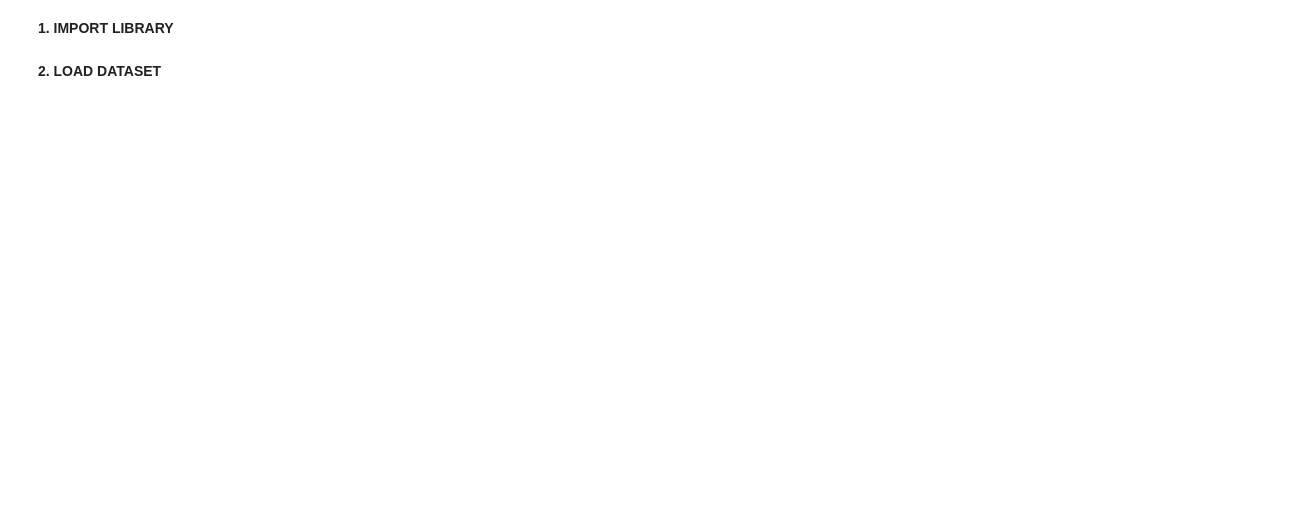
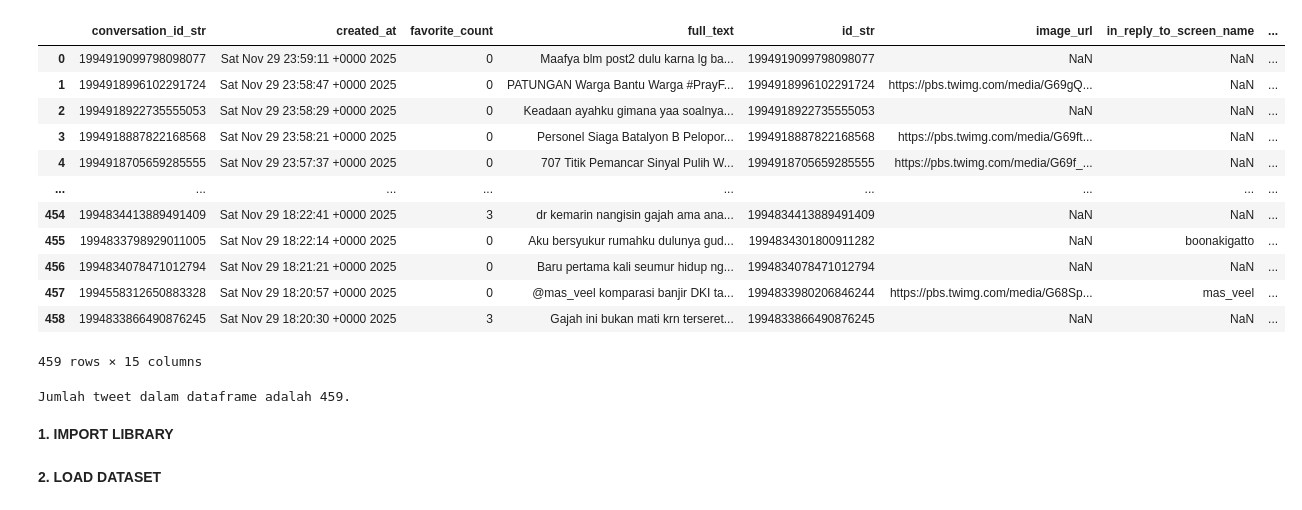
Before and after one commit to pandearthr/learn-pandas, a Jupyter notebook: updateUTS.ipynb, the cells around one changed output. Cells and saved outputs as stored; diff of their text form; code cells hidden in the pictures; blank space fills up the shorter version.

```diff
--- a/updateUTS.ipynb
+++ b/updateUTS.ipynb
@@ -3,3 +72,35 @@
+# %%
+import pandas as pd
+
+# Specify the path to your CSV file
+file_path = f"tweets-data/{filename}"
+
+# Read the CSV file into a pandas DataFrame
+df = pd.read_csv(file_path, delimiter=",")
+
+# Display the DataFrame
+display(df)
+# %% [output]
+|  | conversation_id_str | created_at | favorite_count | full_text | id_str | image_url | in_reply_to_screen_name | ... |
+| 0 | 1994919099798098077 | Sat Nov 29 23:59:11 +0000 2025 | 0 | Maafya blm post2 dulu karna lg ba... | 1994919099798098077 | NaN | NaN | ... |
+| 1 | 1994918996102291724 | Sat Nov 29 23:58:47 +0000 2025 | 0 | PATUNGAN Warga Bantu Warga #PrayF... | 1994918996102291724 | https://pbs.twimg.com/media/G69gQ... | NaN | ... |
+| 2 | 1994918922735555053 | Sat Nov 29 23:58:29 +0000 2025 | 0 | Keadaan ayahku gimana yaa soalnya... | 1994918922735555053 | NaN | NaN | ... |
+| 3 | 1994918887822168568 | Sat Nov 29 23:58:21 +0000 2025 | 0 | Personel Siaga Batalyon B Pelopor... | 1994918887822168568 | https://pbs.twimg.com/media/G69ft... | NaN | ... |
+| 4 | 1994918705659285555 | Sat Nov 29 23:57:37 +0000 2025 | 0 | 707 Titik Pemancar Sinyal Pulih W... | 1994918705659285555 | https://pbs.twimg.com/media/G69f_... | NaN | ... |
+| ... | ... | ... | ... | ... | ... | ... | ... | ... |
+| 454 | 1994834413889491409 | Sat Nov 29 18:22:41 +0000 2025 | 3 | dr kemarin nangisin gajah ama ana... | 1994834413889491409 | NaN | NaN | ... |
+| 455 | 1994833798929011005 | Sat Nov 29 18:22:14 +0000 2025 | 0 | Aku bersyukur rumahku dulunya gud... | 1994834301800911282 | NaN | boonakigatto | ... |
+| 456 | 1994834078471012794 | Sat Nov 29 18:21:21 +0000 2025 | 0 | Baru pertama kali seumur hidup ng... | 1994834078471012794 | NaN | NaN | ... |
+| 457 | 1994558312650883328 | Sat Nov 29 18:20:57 +0000 2025 | 0 | @mas_veel komparasi banjir DKI ta... | 1994833980206846244 | https://pbs.twimg.com/media/G68Sp... | mas_veel | ... |
+| 458 | 1994833866490876245 | Sat Nov 29 18:20:30 +0000 2025 | 3 | Gajah ini bukan mati krn terseret... | 1994833866490876245 | NaN | NaN | ... |
+459 rows × 15 columns
+# %%
+# Cek jumlah data yang didapatkan
+
+num_tweets = len(df)
+print(f"Jumlah tweet dalam dataframe adalah {num_tweets}.")
+# %% [output]
+Jumlah tweet dalam dataframe adalah 459.
 # %% [markdown]
 **1. IMPORT LIBRARY**
 # %%
```
Also changed, not shown: parts of 24 cells of this notebook.
